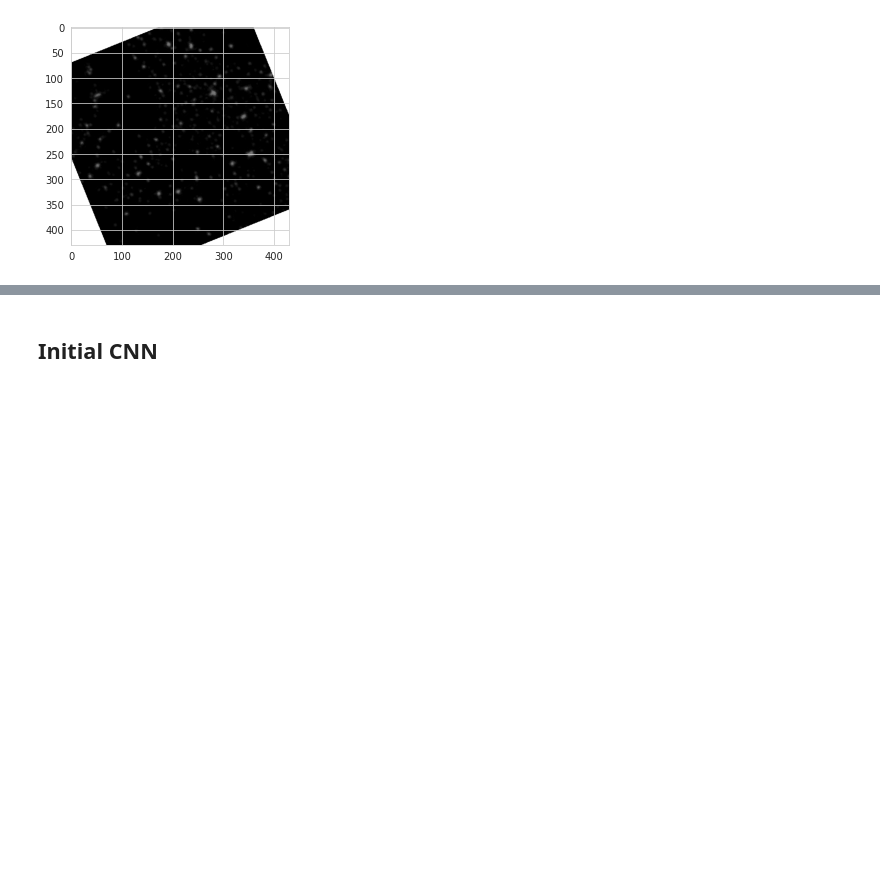
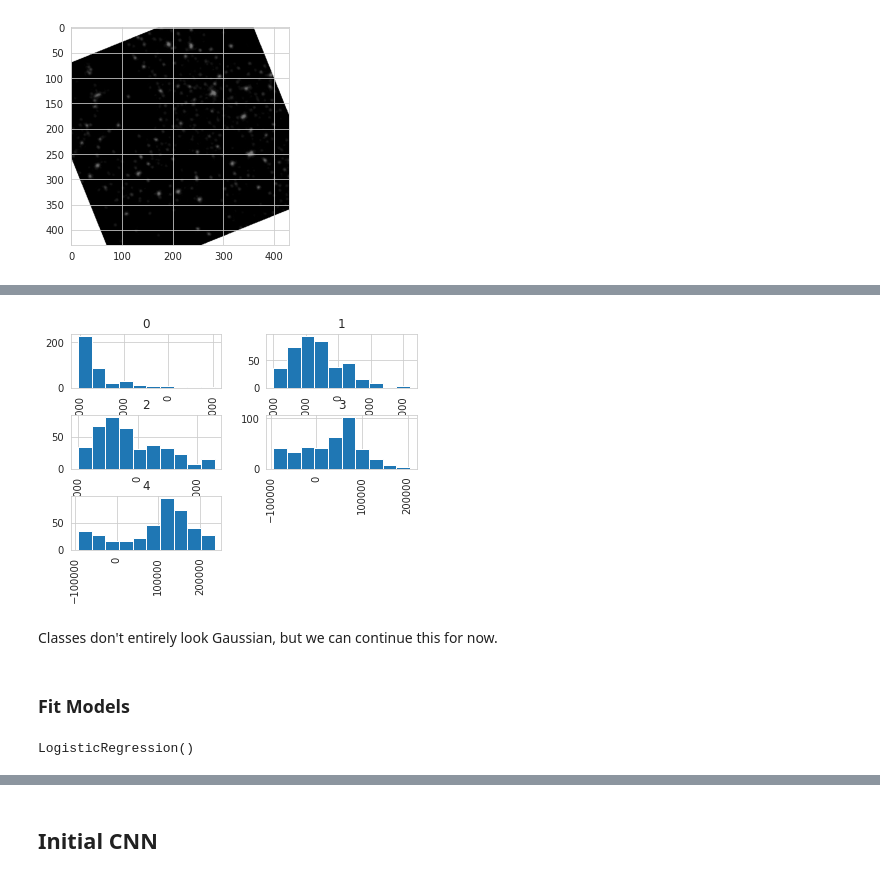
Before and after one commit to mianakajima/NightLights, a Jupyter notebook: notebooks/09_train_CNN_nightlights.ipynb, the cells around one changed output, grey strips where cells are left out. Saved outputs shown, nothing was run; the diff lists cells and outputs as text; code cells hidden in the pictures; blank space fills up the shorter version.

```diff
--- a/notebooks/09_train_CNN_nightlights.ipynb
+++ b/notebooks/09_train_CNN_nightlights.ipynb
@@ -128,0 +147,4 @@ Label:  tensor(0)
+# %%
+pixel_sum_df = pd.DataFrame({'class': labels,
+                             'pixel_sum': pixel_sums})
+pixel_sum_df.head()
@@ -128,0 +158,16 @@ Label:  tensor(0)
+# %%
+fig = pixel_sum_df.hist('pixel_sum', by='class', bins=10);
+# %% [output]
+[figure, added]
+# %% [markdown]
+Classes don't entirely look Gaussian, but we can continue this for now.
+# %% [markdown]
+### Fit Models
+# %%
+clfGNB = GaussianNB()
+clfGNB.fit(pixel_sums.reshape(-1, 1), labels)
+
+clf_MLR = LogisticRegression()
+clf_MLR.fit(pixel_sums.reshape(-1, 1), labels)
+# %% [output]
+LogisticRegression()
```
Also changed, not shown: parts of 12 cells of this notebook.
